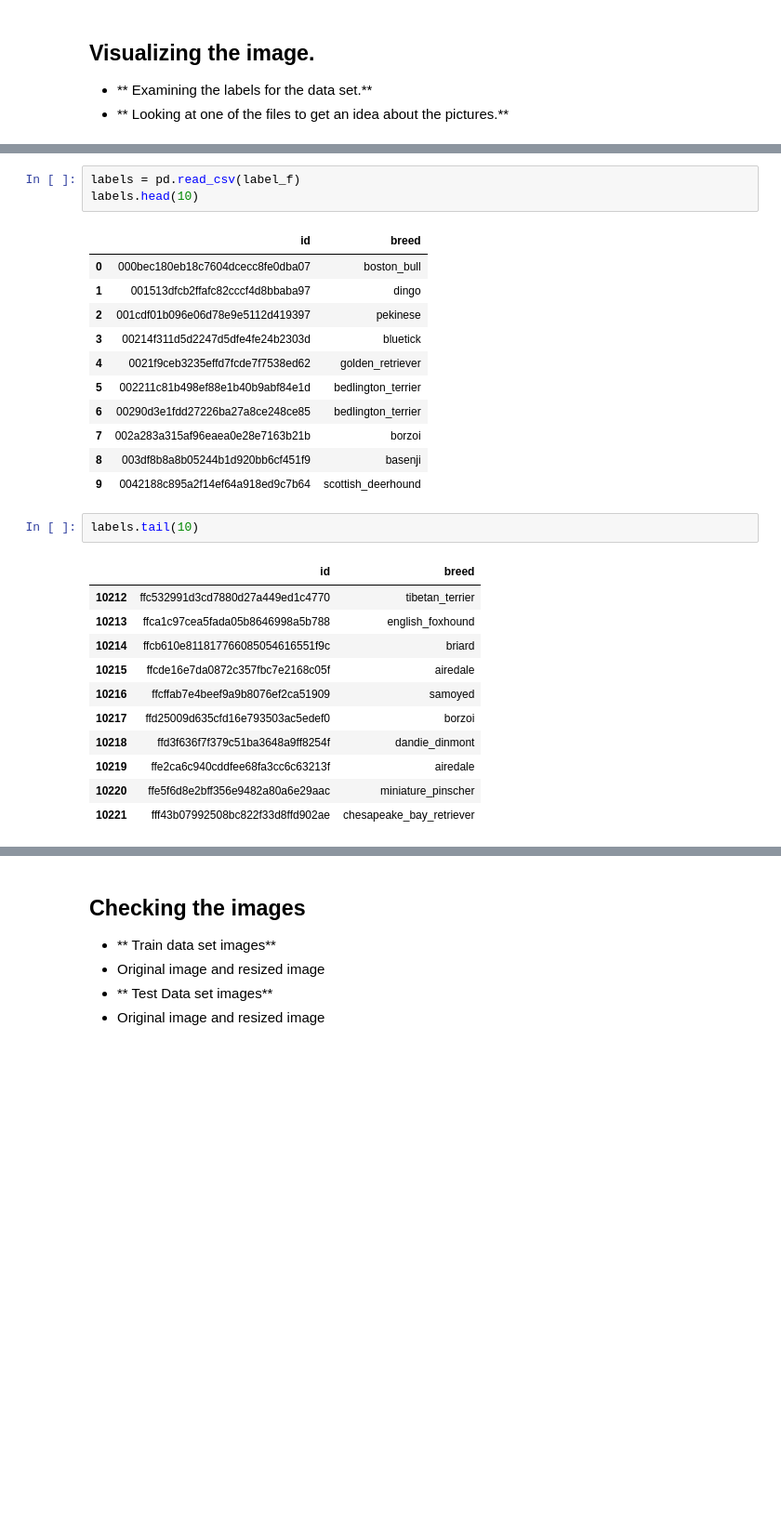
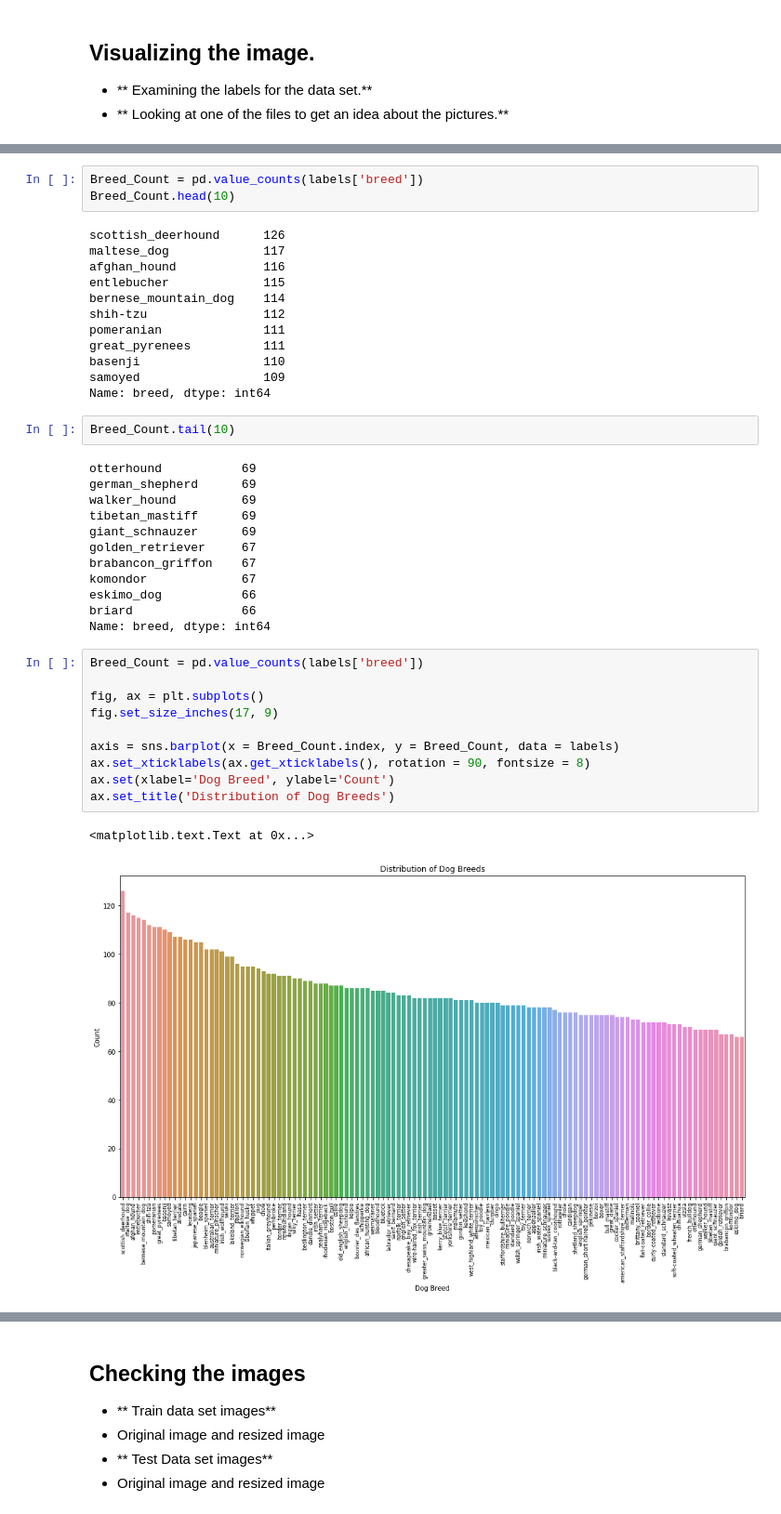
Before and after one commit to Farhad-n/Clasification, a Jupyter notebook: DB_EDA.ipynb, the cells around one changed output, grey strips where cells are left out. Shown: that part at 93% size. Drawn from its saved outputs; the diff is of its cells as text; blank space fills up the shorter version.

```diff
--- a/DB_EDA.ipynb
+++ b/DB_EDA.ipynb
@@ -94,29 +115,42 @@ label_f     = '/home/ubuntu/labels.csv' # Path to the label file
 # %%
-labels = pd.read_csv(label_f)
-labels.head(10)
+Breed_Count = pd.value_counts(labels['breed'])
+Breed_Count.head(10)
 # %% [output]
-|  | id | breed |
-| 0 | 000bec180eb18c7604dcecc8fe0dba07 | boston_bull |
-| 1 | 001513dfcb2ffafc82cccf4d8bbaba97 | dingo |
-| 2 | 001cdf01b096e06d78e9e5112d419397 | pekinese |
-| 3 | 00214f311d5d2247d5dfe4fe24b2303d | bluetick |
-| 4 | 0021f9ceb3235effd7fcde7f7538ed62 | golden_retriever |
-| 5 | 002211c81b498ef88e1b40b9abf84e1d | bedlington_terrier |
-| 6 | 00290d3e1fdd27226ba27a8ce248ce85 | bedlington_terrier |
-| 7 | 002a283a315af96eaea0e28e7163b21b | borzoi |
-| 8 | 003df8b8a8b05244b1d920bb6cf451f9 | basenji |
-| 9 | 0042188c895a2f14ef64a918ed9c7b64 | scottish_deerhound |
+scottish_deerhound      126
+maltese_dog             117
+afghan_hound            116
+entlebucher             115
+bernese_mountain_dog    114
+shih-tzu                112
+pomeranian              111
+great_pyrenees          111
+basenji                 110
+samoyed                 109
+Name: breed, dtype: int64
 # %%
-labels.tail(10)
+Breed_Count.tail(10)
 # %% [output]
-|  | id | breed |
-| 10212 | ffc532991d3cd7880d27a449ed1c4770 | tibetan_terrier |
-| 10213 | ffca1c97cea5fada05b8646998a5b788 | english_foxhound |
-| 10214 | ffcb610e811817766085054616551f9c | briard |
-| 10215 | ffcde16e7da0872c357fbc7e2168c05f | airedale |
-| 10216 | ffcffab7e4beef9a9b8076ef2ca51909 | samoyed |
-| 10217 | ffd25009d635cfd16e793503ac5edef0 | borzoi |
-| 10218 | ffd3f636f7f379c51ba3648a9ff8254f | dandie_dinmont |
-| 10219 | ffe2ca6c940cddfee68fa3cc6c63213f | airedale |
-| 10220 | ffe5f6d8e2bff356e9482a80a6e29aac | miniature_pinscher |
-| 10221 | fff43b07992508bc822f33d8ffd902ae | chesapeake_bay_retriever |
+otterhound           69
+german_shepherd      69
+walker_hound         69
+tibetan_mastiff      69
+giant_schnauzer      69
+golden_retriever     67
+brabancon_griffon    67
+komondor             67
+eskimo_dog           66
+briard               66
+Name: breed, dtype: int64
+# %%
+Breed_Count = pd.value_counts(labels['breed'])
+
+fig, ax = plt.subplots()
+fig.set_size_inches(17, 9)
+
+axis = sns.barplot(x = Breed_Count.index, y = Breed_Count, data = labels)
+ax.set_xticklabels(ax.get_xticklabels(), rotation = 90, fontsize = 8)
+ax.set(xlabel='Dog Breed', ylabel='Count')
+ax.set_title('Distribution of Dog Breeds')
+# %% [output]
+<matplotlib.text.Text at 0x...>
+[figure, added]
```
Also changed, not shown: parts of 38 cells of this notebook.
